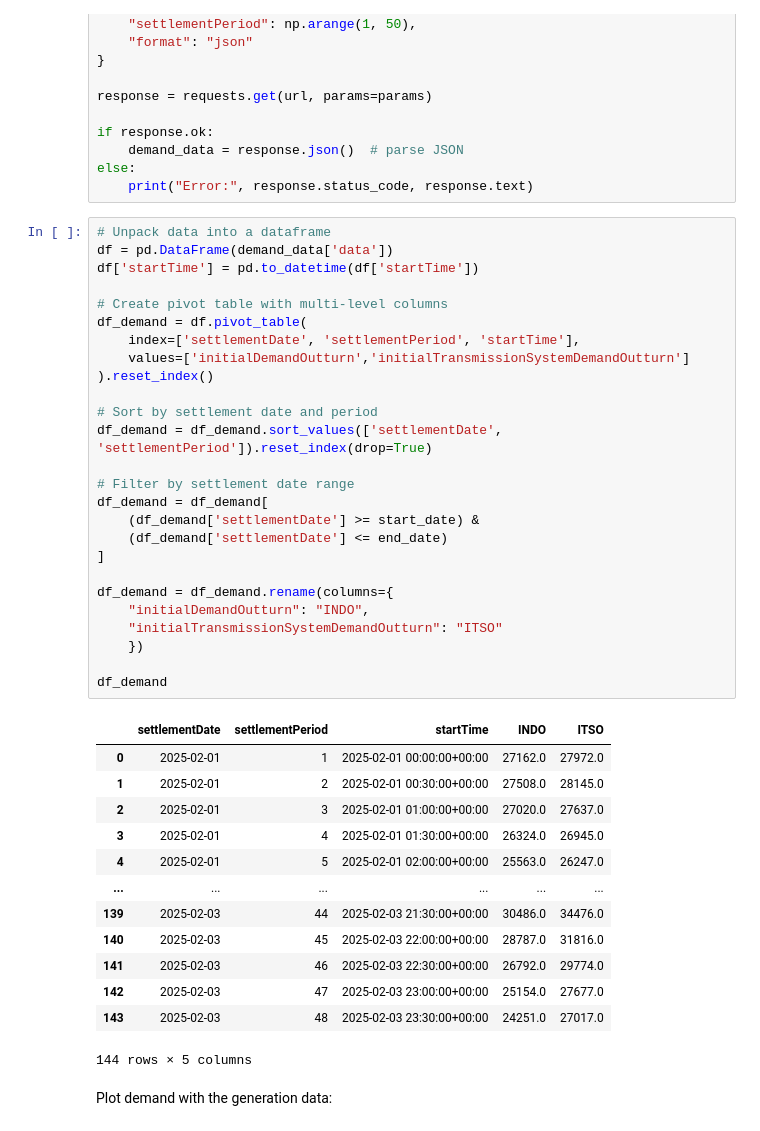
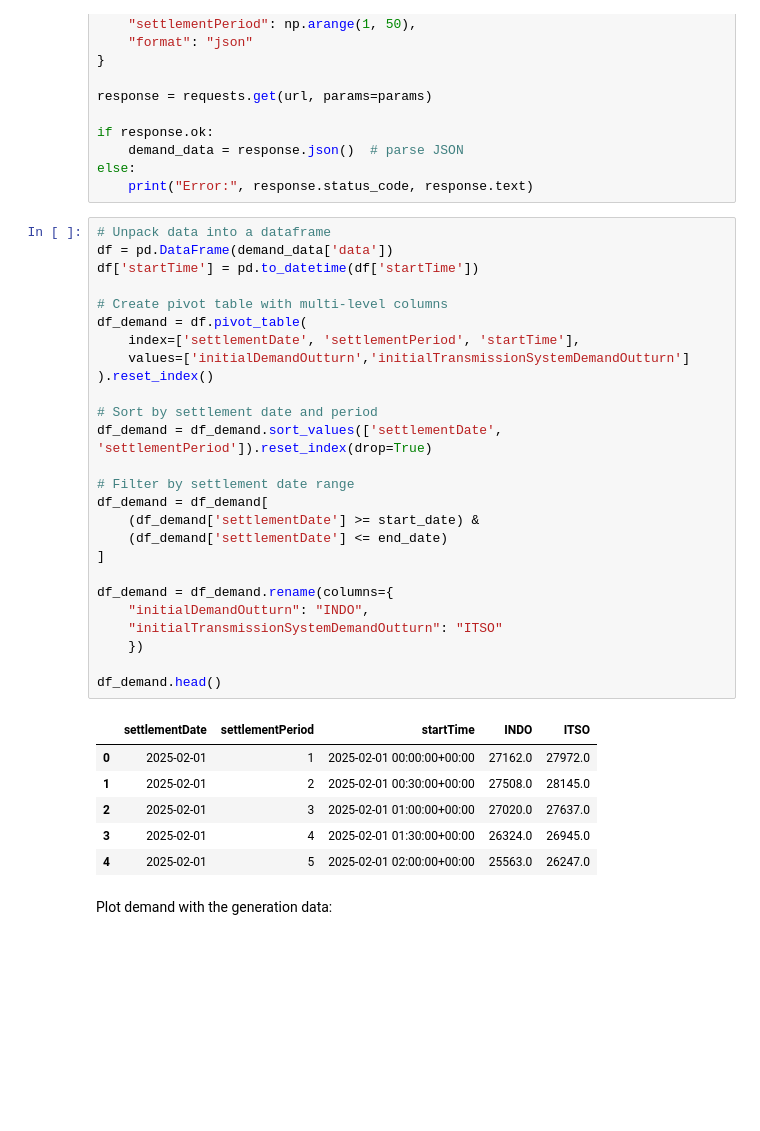
Before and after one commit to christianfenton/electricity_pricing, a Jupyter notebook: exploratory_analysis.ipynb, the cells around one changed output. Drawn from its saved outputs; the diff is of its cells as text; blank space fills up the shorter version.

```diff
--- a/exploratory_analysis.ipynb
+++ b/exploratory_analysis.ipynb
@@ -296,41 +270,34 @@ else:
 df = pd.DataFrame(demand_data['data'])
 df['startTime'] = pd.to_datetime(df['startTime'])
 
 # Create pivot table with multi-level columns
 df_demand = df.pivot_table(
     index=['settlementDate', 'settlementPeriod', 'startTime'],
     values=['initialDemandOutturn','initialTransmissionSystemDemandOutturn']
 ).reset_index()
 
 # Sort by settlement date and period
 df_demand = df_demand.sort_values(['settlementDate', 'settlementPeriod']).reset_index(drop=True)
 
 # Filter by settlement date range
 df_demand = df_demand[
     (df_demand['settlementDate'] >= start_date) &
     (df_demand['settlementDate'] <= end_date)
 ]
 
 df_demand = df_demand.rename(columns={
     "initialDemandOutturn": "INDO",
     "initialTransmissionSystemDemandOutturn": "ITSO"
     })
 
-df_demand
+df_demand.head()
 # %% [output]
 |  | settlementDate | settlementPeriod | startTime | INDO | ITSO |
 | 0 | 2025-02-01 | 1 | 2025-02-01 00:00:00+00:00 | 27162.0 | 27972.0 |
 | 1 | 2025-02-01 | 2 | 2025-02-01 00:30:00+00:00 | 27508.0 | 28145.0 |
 | 2 | 2025-02-01 | 3 | 2025-02-01 01:00:00+00:00 | 27020.0 | 27637.0 |
 | 3 | 2025-02-01 | 4 | 2025-02-01 01:30:00+00:00 | 26324.0 | 26945.0 |
 | 4 | 2025-02-01 | 5 | 2025-02-01 02:00:00+00:00 | 25563.0 | 26247.0 |
-| ... | ... | ... | ... | ... | ... |
-| 139 | 2025-02-03 | 44 | 2025-02-03 21:30:00+00:00 | 30486.0 | 34476.0 |
-| 140 | 2025-02-03 | 45 | 2025-02-03 22:00:00+00:00 | 28787.0 | 31816.0 |
-| 141 | 2025-02-03 | 46 | 2025-02-03 22:30:00+00:00 | 26792.0 | 29774.0 |
-| 142 | 2025-02-03 | 47 | 2025-02-03 23:00:00+00:00 | 25154.0 | 27677.0 |
-| 143 | 2025-02-03 | 48 | 2025-02-03 23:30:00+00:00 | 24251.0 | 27017.0 |
-144 rows × 5 columns
 # %% [markdown]
 Plot demand with the generation data:
 # %%
```
Also changed, not shown: parts of 27 cells of this notebook, 4 other files.
